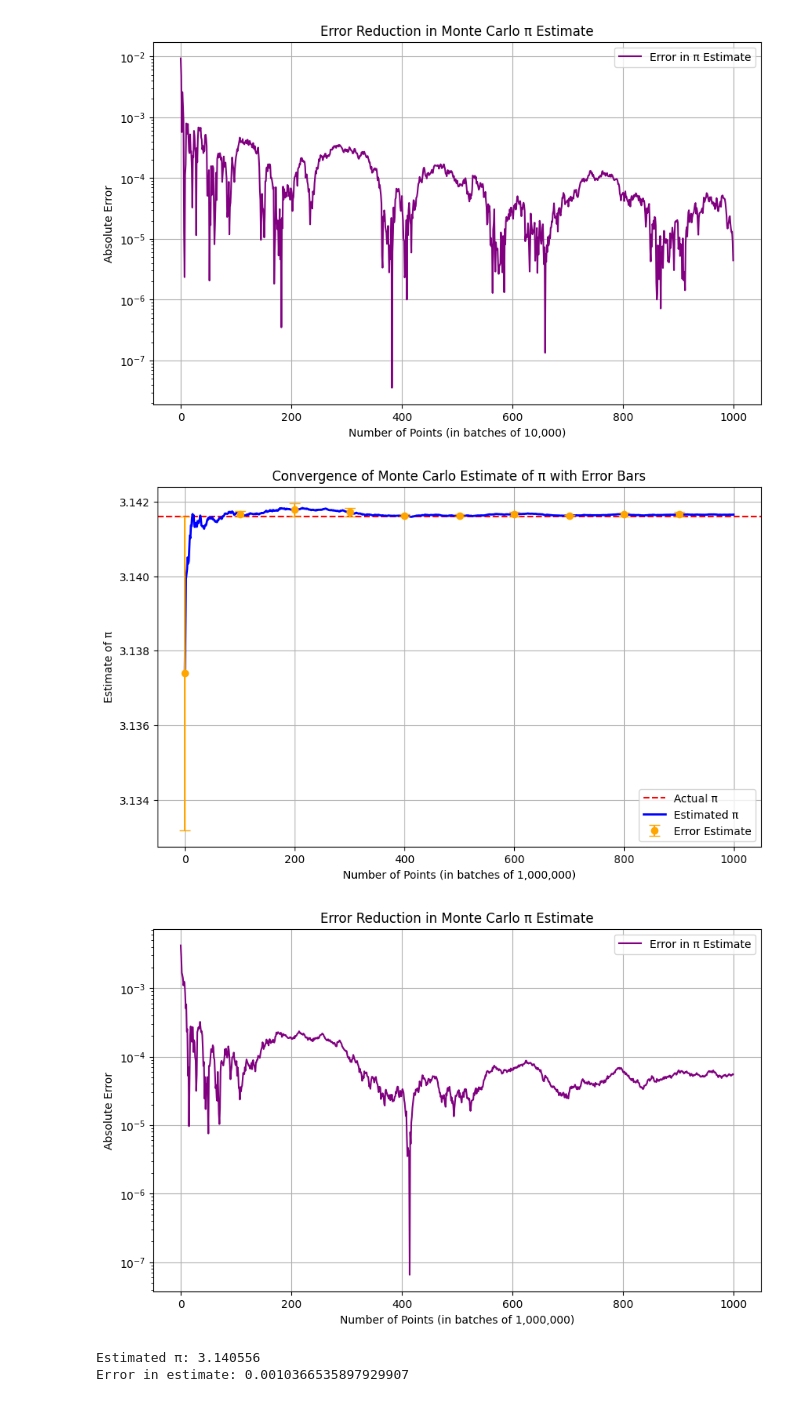
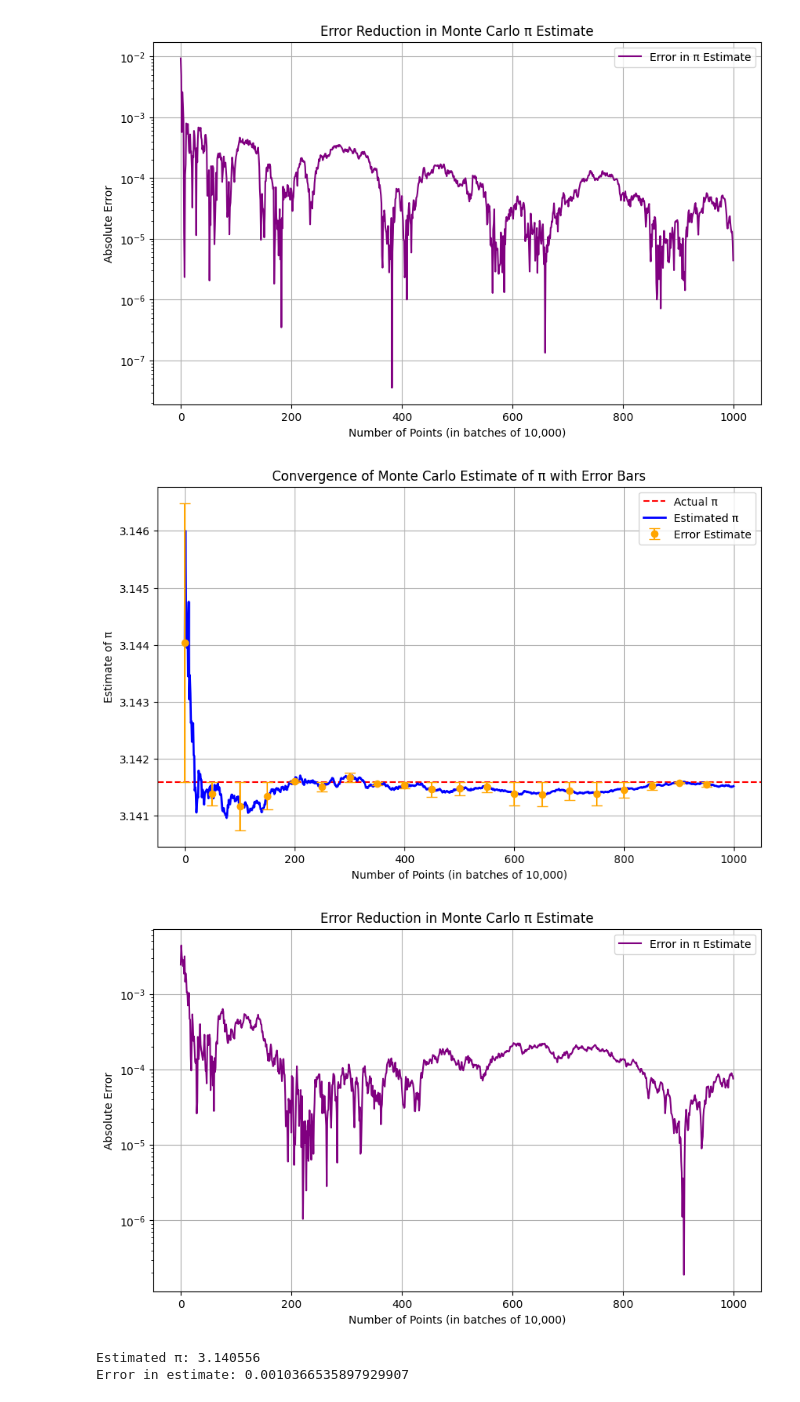
Before and after one commit to Abdo-2024/B1.1-coding-practical-mt24, a Jupyter notebook: pi_estimation.ipynb, the cells around one changed output. Drawn from its saved outputs; the diff is of its cells as text; code cells hidden in the pictures.

```diff
--- a/pi_estimation.ipynb
+++ b/pi_estimation.ipynb
@@ -91,6 +267,12 @@ Error in estimate: 0.00082334641020676
 # %%
 import numpy as np
 import matplotlib.pyplot as plt
+
+# Import custom functions from the .py files
+#from monte_carlo import estimate_pi
+#from plot_convergence import plot_convergence_and_error
+#from utils import calculate_error
+
 
 def estimate_pi(num_points, batch_size=10000):
     """Estimate the value of π using Monte Carlo method with num_points random points in batches."""
@@ -131,4 +313,16 @@ plt.title("Convergence of Monte Carlo Estimate of π")
 plt.legend()
 plt.grid(True)
 plt.show()
+
+#error = calculate_error(pi_estimate, np.pi)  # Use np.pi as the true value of π
+#print(f"Estimated π: {pi_estimate}")
+
+# Get the final estimate of π from the batch process
+final_pi_estimate = estimates[-1]
+
+# Calculate the error between the final estimate and the true value of π
+error = calculate_error(final_pi_estimate, np.pi)
+
+print(f"Estimated π: {final_pi_estimate}")
+print(f"Error: {error}")
 # %% [output]
@@ -227,44 +423,44 @@ def estimate_pi(num_points, batch_size=100000):
     return estimates, errors
 
 # Number of samples for Monte Carlo simulation (e.g., 10^8 for a decent estimate)
-num_samples = 10**9  # Use 10 million points or higher for better convergence
-batch_size = 1000000    # Process in batches of 100,000 points
+num_samples = 10**8  # Use 10 million points or higher for better convergence
+batch_size = 100000    # Process in batches of 100,000 points
 
 # Estimate π using Monte Carlo method
 estimates, errors = estimate_pi(num_samples, batch_size)
 
 # Plot the convergence of π estimate with error bars
 plt.figure(figsize=(10, 6))
 
 # Plot the actual value of π as a horizontal line
 plt.axhline(y=np.pi, color="red", linestyle="--", label="Actual π")
 
 # Plot the estimated value of π using Monte Carlo
 plt.plot(range(len(estimates)), estimates, label="Estimated π", color="blue", linewidth=2)
 
 # Plot the error bars (only for every 100th point to reduce clutter)
-plt.errorbar(range(0, len(estimates), 100), np.array(estimates)[::100], yerr=np.array(errors)[::100], fmt='o', label="Error Estimate", color="orange", capsize=5)
+plt.errorbar(range(0, len(estimates), 50), np.array(estimates)[::50], yerr=np.array(errors)[::50], fmt='o', label="Error Estimate", color="orange", capsize=5)
 
-plt.xlabel("Number of Points (in batches of 1,000,000)")
+plt.xlabel("Number of Points (in batches of 10,000)")
 plt.ylabel("Estimate of π")
 plt.title("Convergence of Monte Carlo Estimate of π with Error Bars")
 plt.legend()
 plt.grid(True)
 plt.show()
 
 # Plot the reduction of error as the number of points increases
 plt.figure(figsize=(10, 6))
 plt.plot(range(len(errors)), errors, label="Error in π Estimate", color="purple")
 plt.yscale('log')  # Use logarithmic scale to highlight exponential-like decay
-plt.xlabel("Number of Points (in batches of 1,000,000)")
+plt.xlabel("Number of Points (in batches of 10,000)")
 plt.ylabel("Absolute Error")
 plt.title("Error Reduction in Monte Carlo π Estimate")
 plt.legend()
 plt.grid(True)
 plt.show()
 # %% [output]
-[figure, old version]
+[figure, new version]
-[figure, old version]
+[figure, new version]
 # %%
 import numpy as np
 import matplotlib.pyplot as plt
```
Also changed, not shown: parts of 4 cells of this notebook, 1 other file.
